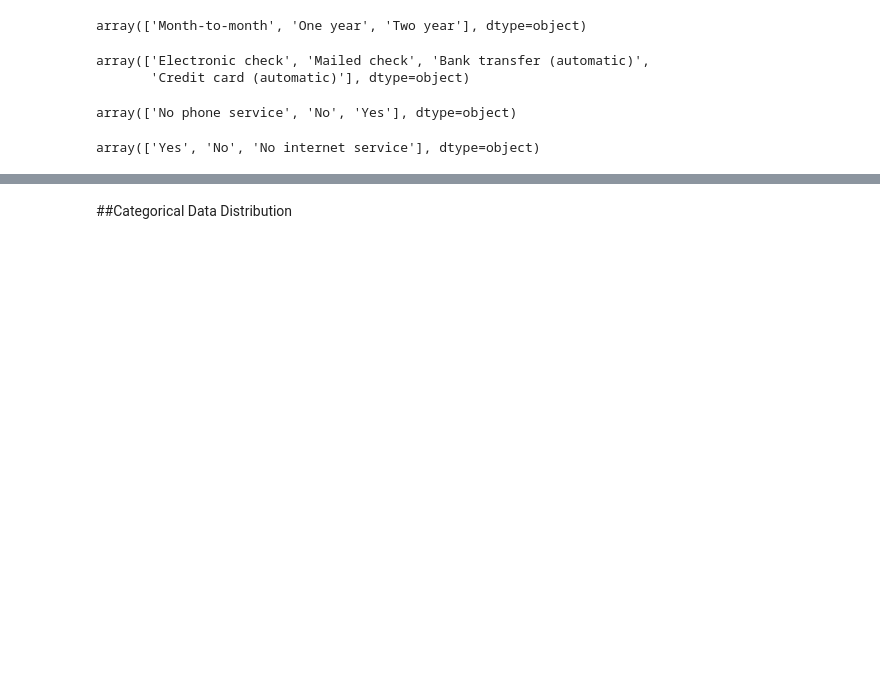
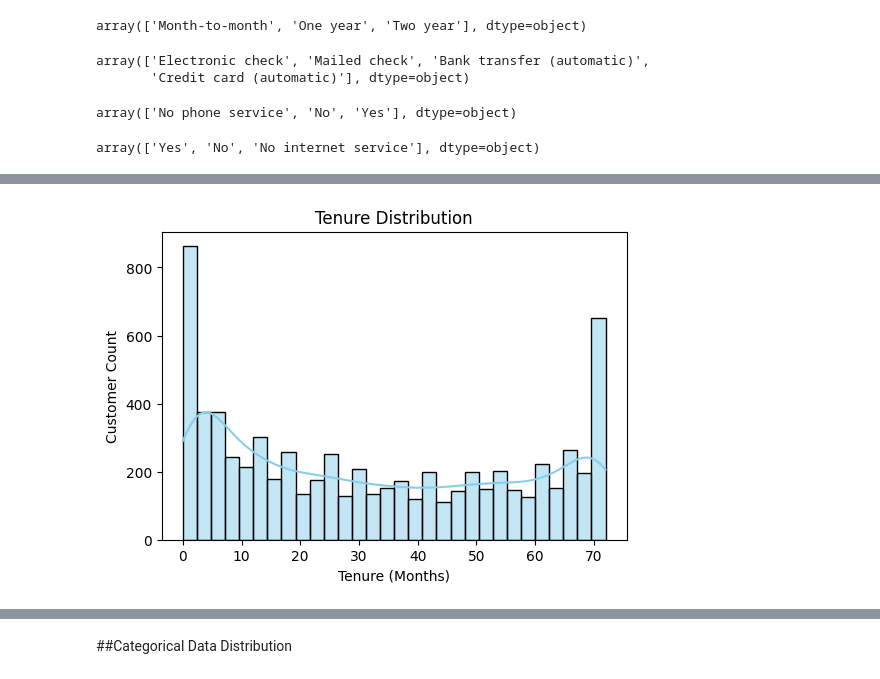
Before and after one commit to Wishmiii/Customer-Churn-Prediction-System-ML, a Jupyter notebook: CustomerChurnPredictionSystem.ipynb, the cells around one changed output, grey strips where cells are left out. Cells and saved outputs as stored; diff of their text form; code cells hidden in the pictures; blank space fills up the shorter version.

```diff
--- a/CustomerChurnPredictionSystem.ipynb
+++ b/CustomerChurnPredictionSystem.ipynb
@@ -211,0 +226,10 @@ array(['Yes', 'No', 'No internet service'], dtype=object)
+# %%
+plt.figure(figsize=(6,4))
+sns.histplot(df['tenure'], bins=30, color='skyblue', kde=True)
+# sns.histplot(x='tenure', data=df, hue='Churn', bins=30, palette='pastel', kde=True)
+plt.title('Tenure Distribution')
+plt.xlabel('Tenure (Months)')
+plt.ylabel('Customer Count')
+plt.show()
+# %% [output]
+[figure, added]
```
Also changed, not shown: parts of 20 cells of this notebook.
